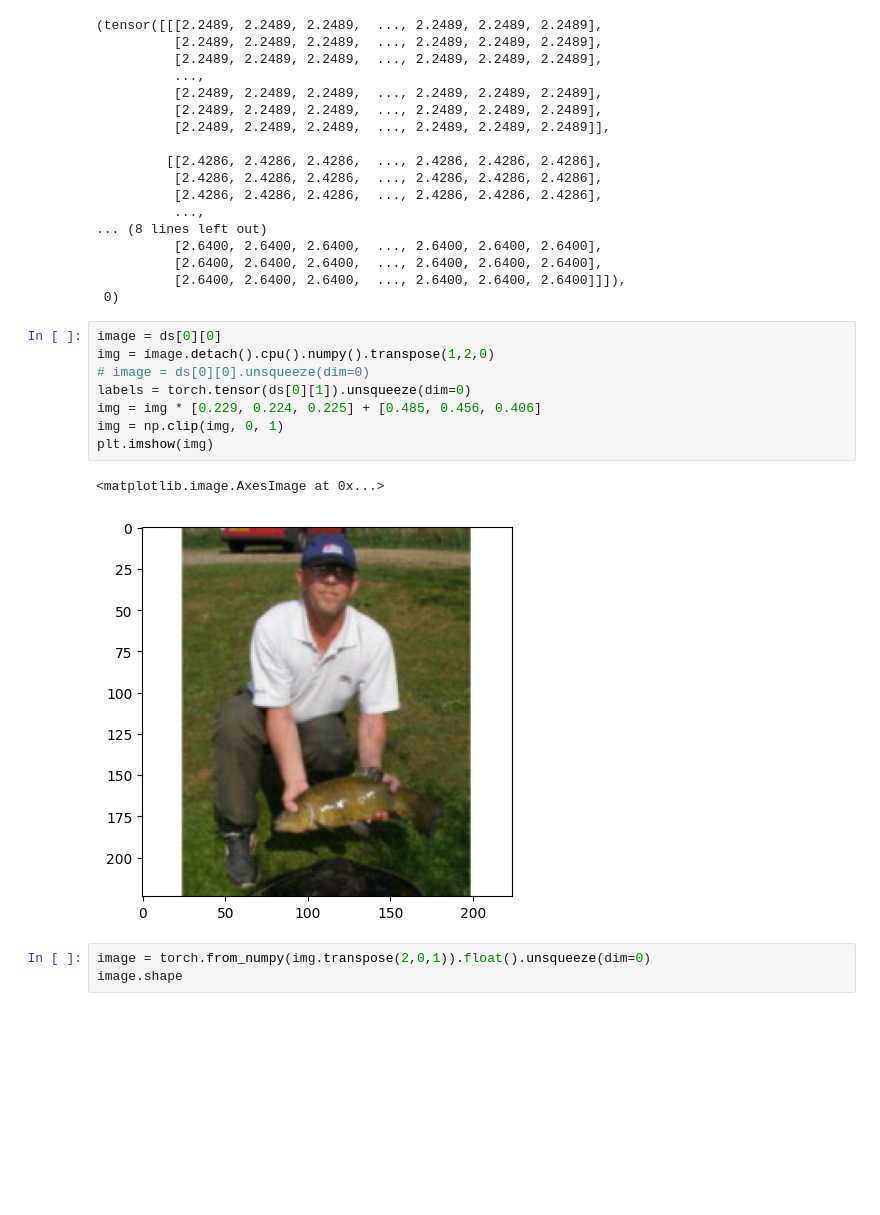
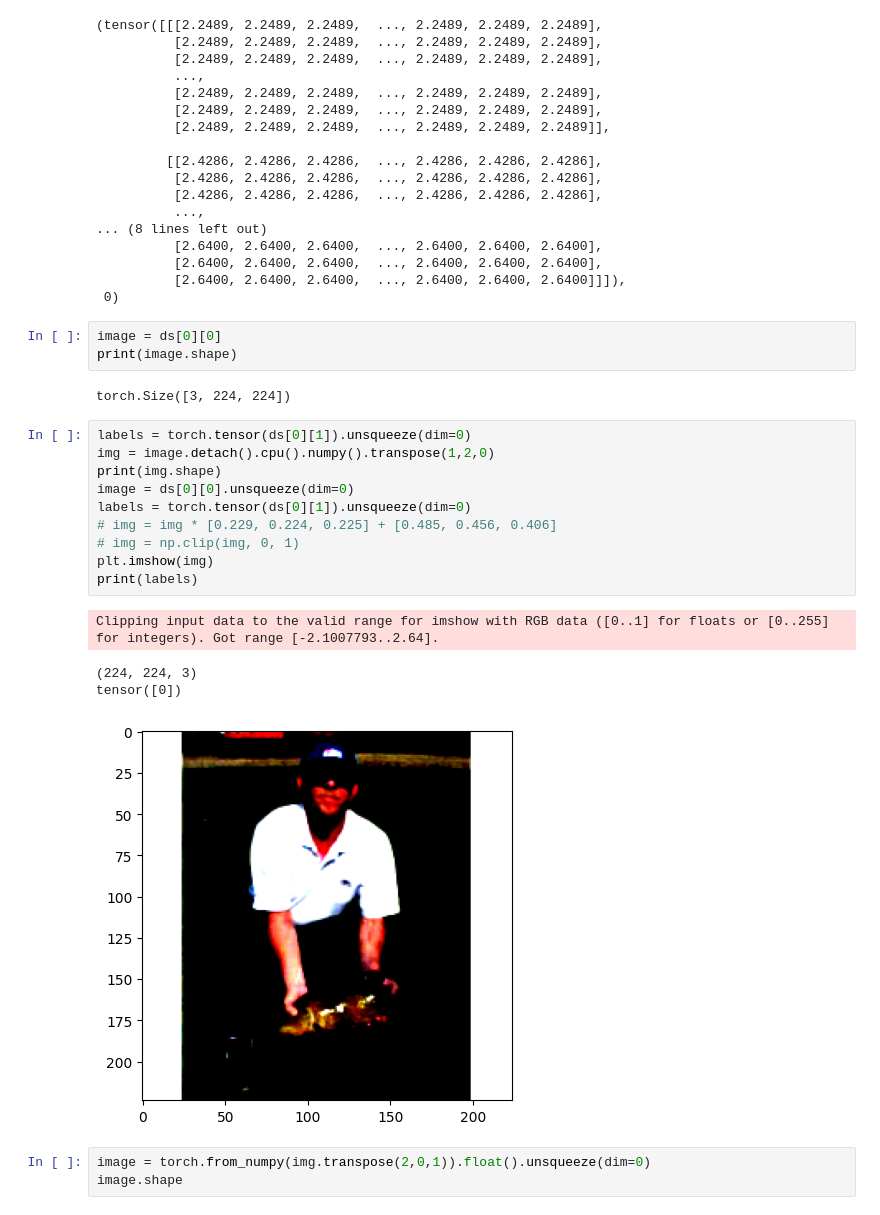
Before and after one commit to SSIGPRO/XAI, a Jupyter notebook: src/attacks.ipynb, the cells around one changed output. Cells and saved outputs as stored; diff of their text form; blank space fills up the shorter version.

```diff
--- a/src/attacks.ipynb
+++ b/src/attacks.ipynb
@@ -62,15 +62,24 @@ ds[0]
  0)
 # %%
 image = ds[0][0]
-img = image.detach().cpu().numpy().transpose(1,2,0)
-# image = ds[0][0].unsqueeze(dim=0)
-labels = torch.tensor(ds[0][1]).unsqueeze(dim=0)
-img = img * [0.229, 0.224, 0.225] + [0.485, 0.456, 0.406]
-img = np.clip(img, 0, 1)
-plt.imshow(img)
+print(image.shape)
 # %% [output]
-<matplotlib.image.AxesImage at 0x...>
+torch.Size([3, 224, 224])
-[figure, removed]
+# %%
+labels = torch.tensor(ds[0][1]).unsqueeze(dim=0)
+img = image.detach().cpu().numpy().transpose(1,2,0)
+print(img.shape)
+image = ds[0][0].unsqueeze(dim=0)
+labels = torch.tensor(ds[0][1]).unsqueeze(dim=0)
+# img = img * [0.229, 0.224, 0.225] + [0.485, 0.456, 0.406]
+# img = np.clip(img, 0, 1)
+plt.imshow(img)
+print(labels)
+# %% [output]
+Clipping input data to the valid range for imshow with RGB data ([0..1] for floats or [0..255] for integers). Got range [-2.1007793..2.64].
+(224, 224, 3)
+tensor([0])
+[figure, added]
 # %%
 image = torch.from_numpy(img.transpose(2,0,1)).float().unsqueeze(dim=0)
 image.shape
```
Also changed, not shown: parts of 5 cells of this notebook, 9 other files.
